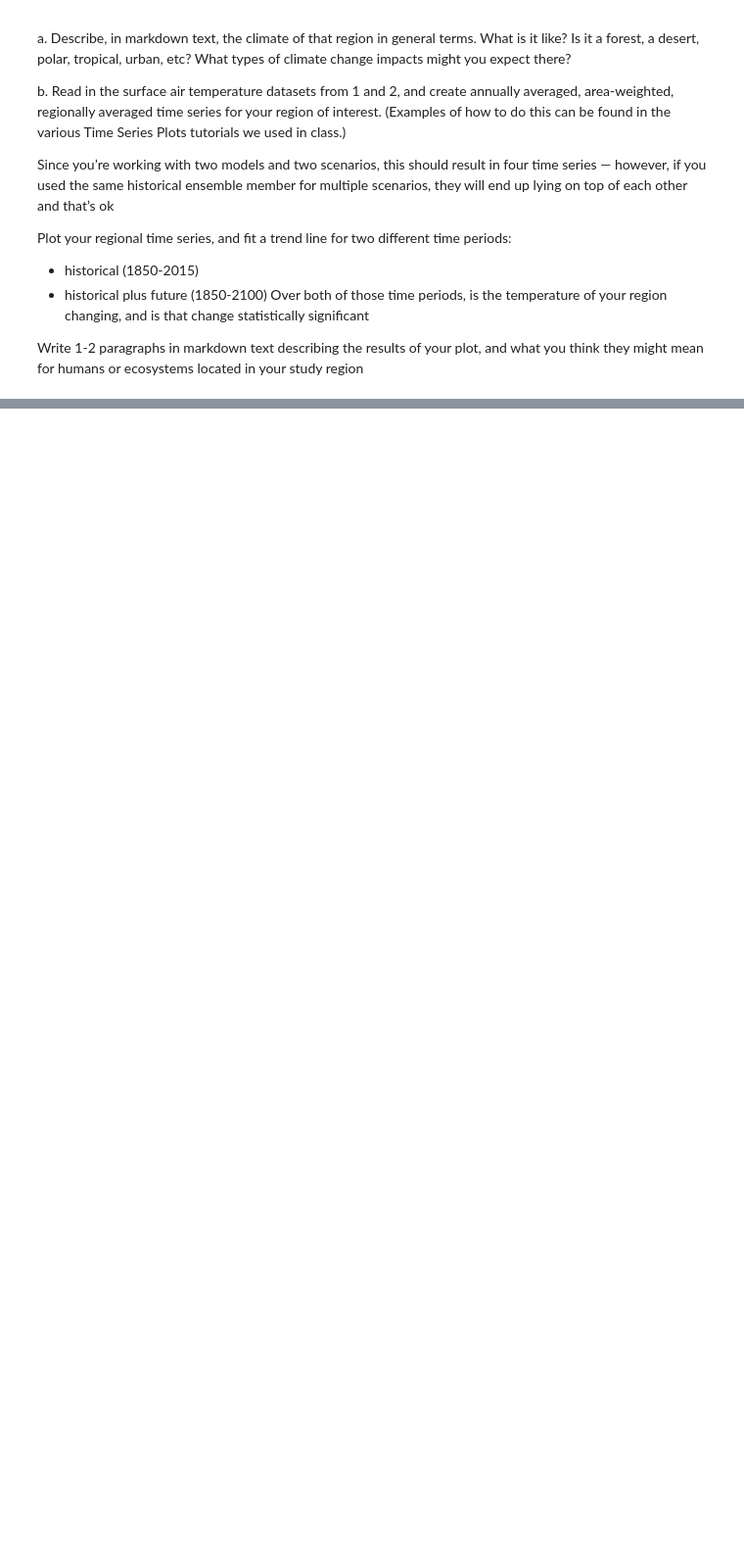
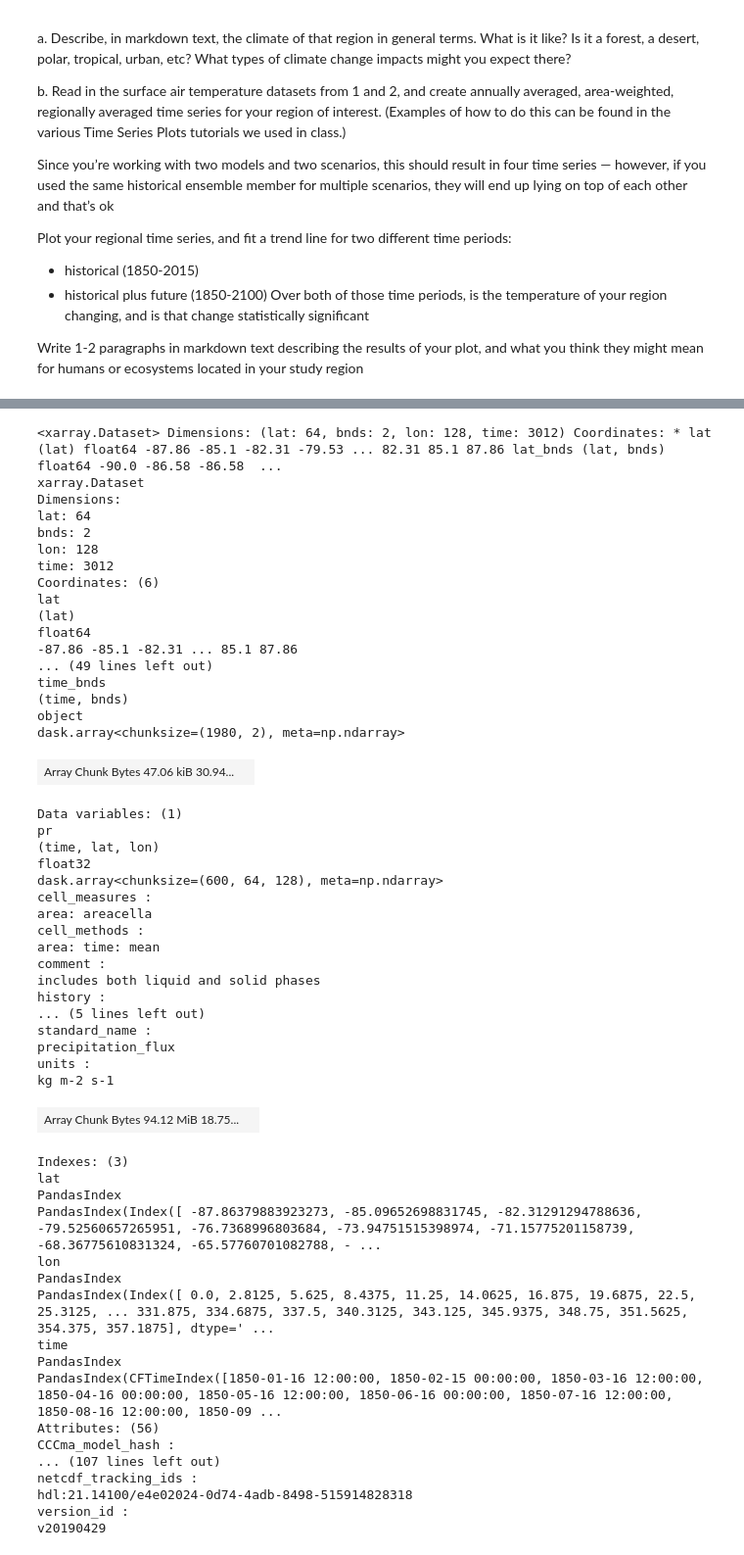
Before and after one commit to haylee360/eds296-hw1, a Jupyter notebook: eds296-hw1-hoyler.ipynb, the cells around one changed output, grey strips where cells are left out. Shown at 98% size. Drawn from its saved outputs; the diff is of its cells as text; code cells hidden in the pictures; blank space fills up the shorter version.

```diff
--- a/eds296-hw1-hoyler.ipynb
+++ b/eds296-hw1-hoyler.ipynb
@@ -95,6 +92,62 @@ ssp370_data = xr.open_zarr(res.df['zstore'][2], storage_options={'anon': True})
 # %%
 # Concatenate historical and future projection data
 canesm5_data = xr.concat([hist_data, ssp370_data], dim="time")
+# %%
+canesm5_data
+# %% [output]
+<xarray.Dataset> Dimensions: (lat: 64, bnds: 2, lon: 128, time: 3012) Coordinates: * lat (lat) float64 -87.86 -85.1 -82.31 -79.53 ... 82.31 85.1 87.86 lat_bnds (lat, bnds) float64 -90.0 -86.58 -86.58  ...
+xarray.Dataset
+Dimensions:
+lat: 64
+bnds: 2
+lon: 128
+time: 3012
+Coordinates: (6)
+lat
+(lat)
+float64
+-87.86 -85.1 -82.31 ... 85.1 87.86
+... (49 lines left out)
+time_bnds
+(time, bnds)
+object
+dask.array<chunksize=(1980, 2), meta=np.ndarray>
+| Array Chunk Bytes 47.06 kiB 30.94... |  |
+Data variables: (1)
+pr
+(time, lat, lon)
+float32
+dask.array<chunksize=(600, 64, 128), meta=np.ndarray>
+cell_measures :
+area: areacella
+cell_methods :
+area: time: mean
+comment :
+includes both liquid and solid phases
+history :
+... (5 lines left out)
+standard_name :
+precipitation_flux
+units :
+kg m-2 s-1
+| Array Chunk Bytes 94.12 MiB 18.75... |  |
+Indexes: (3)
+lat
+PandasIndex
+PandasIndex(Index([ -87.86379883923273, -85.09652698831745, -82.31291294788636, -79.52560657265951, -76.7368996803684, -73.94751515398974, -71.15775201158739, -68.36775610831324, -65.57760701082788, - ...
+lon
+PandasIndex
+PandasIndex(Index([ 0.0, 2.8125, 5.625, 8.4375, 11.25, 14.0625, 16.875, 19.6875, 22.5, 25.3125, ... 331.875, 334.6875, 337.5, 340.3125, 343.125, 345.9375, 348.75, 351.5625, 354.375, 357.1875], dtype=' ...
+time
+PandasIndex
+PandasIndex(CFTimeIndex([1850-01-16 12:00:00, 1850-02-15 00:00:00, 1850-03-16 12:00:00, 1850-04-16 00:00:00, 1850-05-16 12:00:00, 1850-06-16 00:00:00, 1850-07-16 12:00:00, 1850-08-16 12:00:00, 1850-09 ...
+Attributes: (56)
+CCCma_model_hash :
+... (107 lines left out)
+netcdf_tracking_ids :
+hdl:21.14100/e4e02024-0d74-4adb-8498-515914828318
+version_id :
+v20190429
 # %%
 # Convert time to datetime64 format
 time = canesm5_data.time.astype('datetime64[ns]')
```
Also changed, not shown: parts of 6 cells of this notebook.
